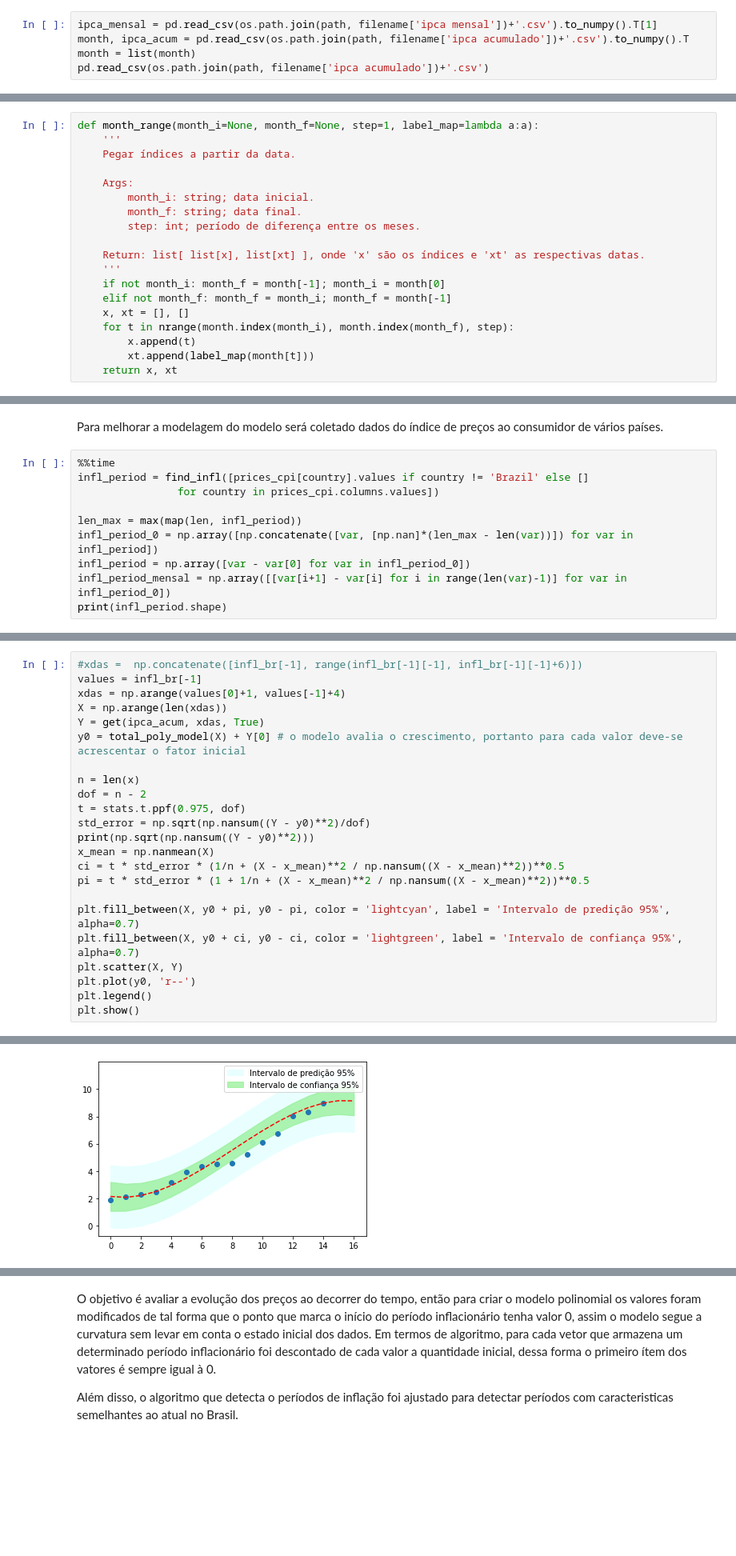
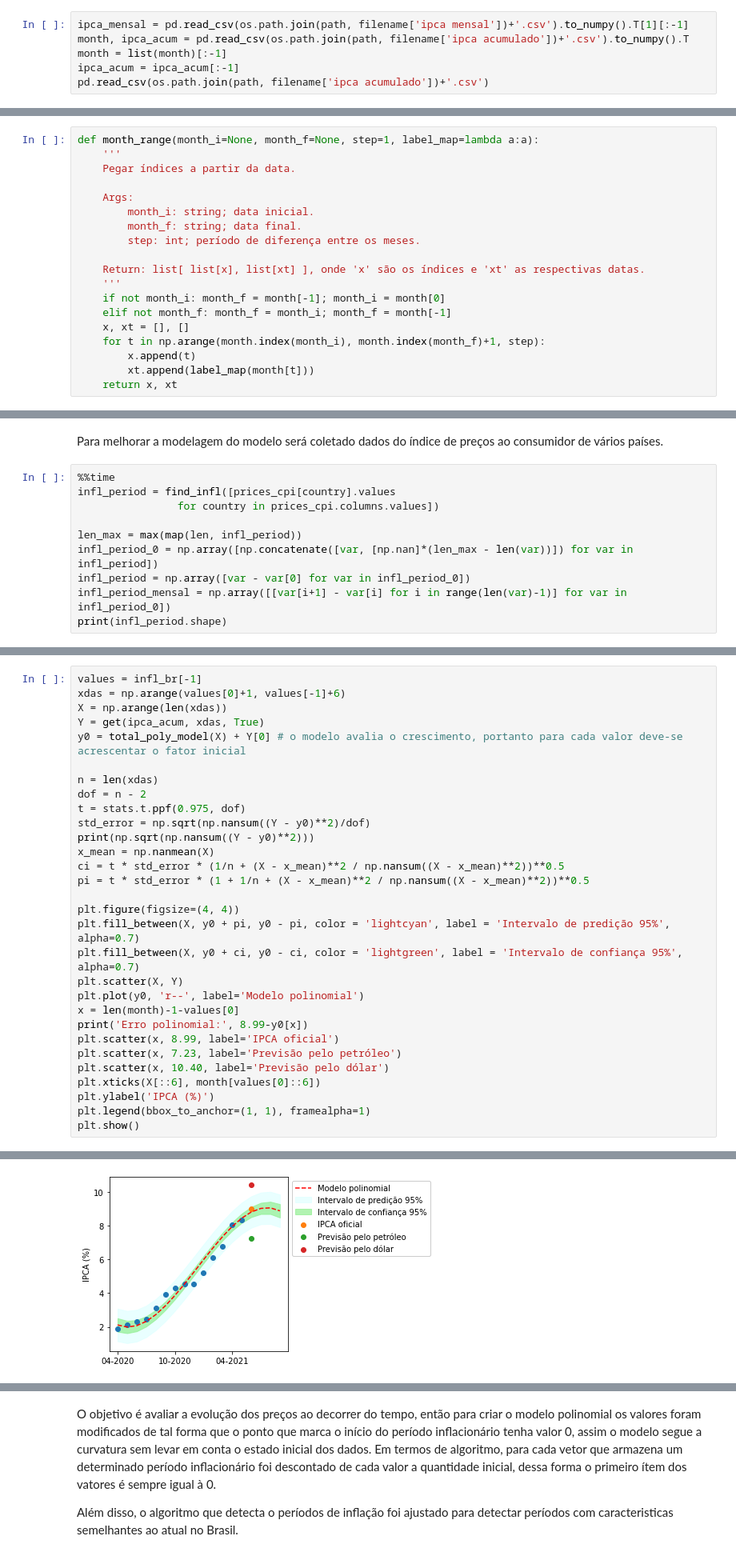
Before and after one commit to JairoSSantos/BR-infla-analise, a Jupyter notebook: analise.ipynb, the cells around one changed output, grey strips where cells are left out. Shown at 80% size. Drawn from its saved outputs; the diff is of its cells as text; blank space fills up the shorter version.

```diff
--- a/analise.ipynb
+++ b/analise.ipynb
@@ -90,9 +79,10 @@ def moving_average(x, w):
 # %% [markdown]
  ### 1.1 Importação dos dados do IPCA
 # %%
-ipca_mensal = pd.read_csv(os.path.join(path, filename['ipca mensal'])+'.csv').to_numpy().T[1]
+ipca_mensal = pd.read_csv(os.path.join(path, filename['ipca mensal'])+'.csv').to_numpy().T[1][:-1]
 month, ipca_acum = pd.read_csv(os.path.join(path, filename['ipca acumulado'])+'.csv').to_numpy().T
-month = list(month)
+month = list(month)[:-1]
+ipca_acum = ipca_acum[:-1]
 pd.read_csv(os.path.join(path, filename['ipca acumulado'])+'.csv')
 # %% [output]
 |  | mês | valor |
@@ -211,7 +201,7 @@ def month_range(month_i=None, month_f=None, step=1, label_map=lambda a:a):
     if not month_i: month_f = month[-1]; month_i = month[0]
     elif not month_f: month_f = month_i; month_f = month[-1]
     x, xt = [], []
-    for t in nrange(month.index(month_i), month.index(month_f), step):
+    for t in np.arange(month.index(month_i), month.index(month_f)+1, step):
         x.append(t)
         xt.append(label_map(month[t]))
     return x, xt
@@ -615,7 +611,7 @@ plt.show()
 Para melhorar a modelagem do modelo será coletado dados do índice de preços ao consumidor de vários países.
 # %%
 %%time
-infl_period = find_infl([prices_cpi[country].values if country != 'Brazil' else []
+infl_period = find_infl([prices_cpi[country].values
                 for country in prices_cpi.columns.values])
 
 len_max = max(map(len, infl_period))
@@ -684,12 +680,11 @@ plt.show()
 # %%
-#xdas =  np.concatenate([infl_br[-1], range(infl_br[-1][-1], infl_br[-1][-1]+6)])
 values = infl_br[-1]
-xdas = np.arange(values[0]+1, values[-1]+4)
+xdas = np.arange(values[0]+1, values[-1]+6)
 X = np.arange(len(xdas))
 Y = get(ipca_acum, xdas, True)
 y0 = total_poly_model(X) + Y[0] # o modelo avalia o crescimento, portanto para cada valor deve-se acrescentar o fator inicial
 
-n = len(x)
+n = len(xdas)
 dof = n - 2
 t = stats.t.ppf(0.975, dof)
 std_error = np.sqrt(np.nansum((Y - y0)**2)/dof)
@@ -698,10 +693,18 @@ x_mean = np.nanmean(X)
 ci = t * std_error * (1/n + (X - x_mean)**2 / np.nansum((X - x_mean)**2))**0.5
 pi = t * std_error * (1 + 1/n + (X - x_mean)**2 / np.nansum((X - x_mean)**2))**0.5
 
+plt.figure(figsize=(4, 4))
 plt.fill_between(X, y0 + pi, y0 - pi, color = 'lightcyan', label = 'Intervalo de predição 95%', alpha=0.7)
 plt.fill_between(X, y0 + ci, y0 - ci, color = 'lightgreen', label = 'Intervalo de confiança 95%', alpha=0.7)
 plt.scatter(X, Y)
-plt.plot(y0, 'r--')
-plt.legend()
+plt.plot(y0, 'r--', label='Modelo polinomial')
+x = len(month)-1-values[0]
+print('Erro polinomial:', 8.99-y0[x])
+plt.scatter(x, 8.99, label='IPCA oficial')
+plt.scatter(x, 7.23, label='Previsão pelo petróleo')
+plt.scatter(x, 10.40, label='Previsão pelo dólar')
+plt.xticks(X[::6], month[values[0]::6])
+plt.ylabel('IPCA (%)')
+plt.legend(bbox_to_anchor=(1, 1), framealpha=1)
 plt.show()
 # %% [output]
@@ -709 +713 @@ plt.show()
-[figure, old version]
+[figure, new version]
```
Also changed, not shown: parts of 22 cells of this notebook, 4 other files.
